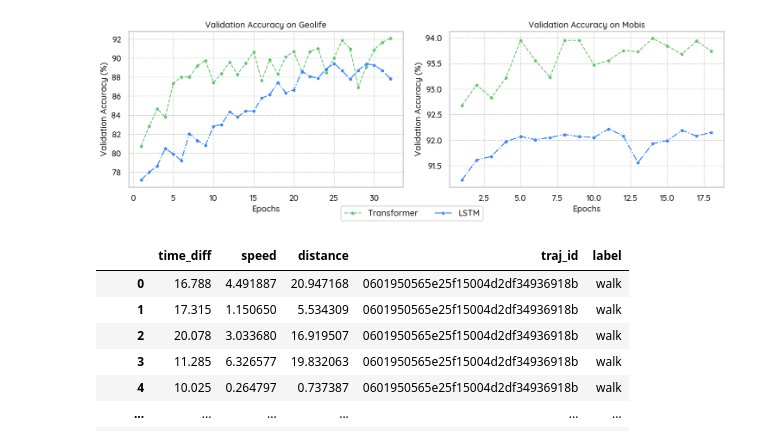
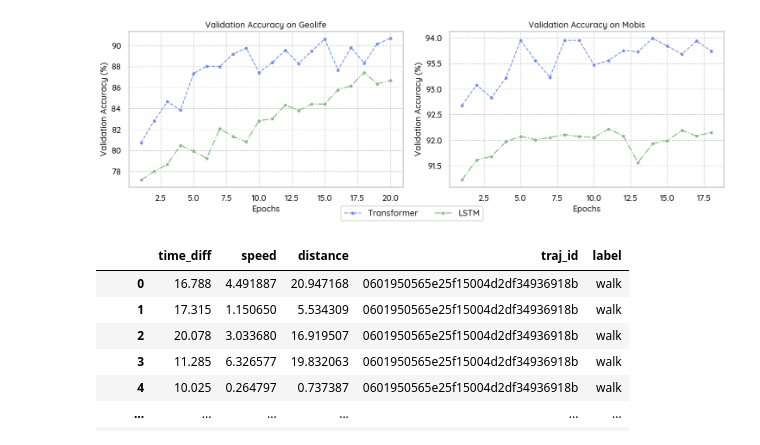
Before and after one commit to othmaneechc/SpeedTransformer, a Jupyter notebook: models/training_metrics/metrics.ipynb, the cells around one changed output. Cells and saved outputs as stored; diff of their text form; code cells hidden in the pictures.

```diff
--- a/models/training_metrics/metrics.ipynb
+++ b/models/training_metrics/metrics.ipynb
@@ -57,10 +57,12 @@ def extract_metrics(file_path, patterns):
 def plot_metrics(epochs, train_losses, val_losses, train_accuracies, val_accuracies, title):
     plt.figure(figsize=(15,6))
 
+    color_lstm = "#4f4f4f"  # Dark grey
+    color_transformer = "#a0a0a0"  # Light grey
     # Plot losses
     plt.subplot(1, 2, 1)
-    plt.plot(epochs, train_losses, label='Train Loss', marker='h', markersize=5, linestyle='--', color='#3A86FF')
-    plt.plot(epochs, val_losses, label='Validation Loss', marker='h', markersize=5, linestyle='--', color='#62C66A')
+    plt.plot(epochs, train_losses, label='Train Loss', marker='h', markersize=5, linestyle='--', color=color_lstm)
+    plt.plot(epochs, val_losses, label='Validation Loss', marker='h', markersize=5, linestyle='--', color=color_transformer)
     plt.title(f'{title} - Loss')
     plt.xlabel('Epochs')
     plt.ylabel('Loss')
@@ -69,8 +71,8 @@ def plot_metrics(epochs, train_losses, val_losses, train_accuracies, val_accurac
 
     # Plot accuracies
     plt.subplot(1, 2, 2)
-    plt.plot(epochs, train_accuracies, label='Train Accuracy', marker='h', markersize=5, linestyle='-', color='#3A86FF')
-    plt.plot(epochs, val_accuracies, label='Validation Accuracy', marker='h', markersize=5, linestyle='-', color='#62C66A')
+    plt.plot(epochs, train_accuracies, label='Train Accuracy', marker='h', markersize=5, linestyle='-', color=color_lstm)
+    plt.plot(epochs, val_accuracies, label='Validation Accuracy', marker='h', markersize=5, linestyle='-', color=color_transformer)
     plt.title(f'{title} - Accuracy')
     plt.xlabel('Epochs')
     plt.ylabel('Accuracy (%)')
@@ -153,7 +155,8 @@ def plot_validation_comparison_side_by_side(geolife_data, mobis_data):
     plt.figure(figsize=(15, 5))
 
     # Determine the min length for both datasets
-    min_length_geolife = min(len(geolife_data[1]), len(geolife_data[3]))
+    min_length_geolife = 20
+    # min_length_geolife = min(len(geolife_data[1]), len(geolife_data[3]))
     min_length_mobis = min(len(mobis_data[1]), len(mobis_data[3]))
 
     # Limit data by min length
@@ -167,11 +170,13 @@ def plot_validation_comparison_side_by_side(geolife_data, mobis_data):
                   mobis_data[2][:min_length_mobis],
                   mobis_data[3][:min_length_mobis])
 
+    color_lstm = "#88bd85"  # Dark grey
+    color_transformer = "#748dfc"  # Light grey
     # Geolife subplot
     plt.subplot(1, 2, 1)
     epochs_lstm, val_acc_lstm, epochs_transformer, val_acc_transformer = geolife_data
-    plt.plot(epochs_transformer, [v * 100 for v in val_acc_transformer], label='Transformer', marker='p', linestyle='--', linewidth=1.5, markersize=5, color='#62C66A')
-    plt.plot(epochs_lstm, val_acc_lstm, label='LSTM', marker='p', linestyle='-.', linewidth=1.7, markersize=5, color='#3A86FF')
+    plt.plot(epochs_transformer, [v * 100 for v in val_acc_transformer], label='Transformer', marker='p', linestyle='--', linewidth=1.5, markersize=5, color=color_transformer) # '#62C66A'
+    plt.plot(epochs_lstm, val_acc_lstm, label='LSTM', marker='p', linestyle='-.', linewidth=1.7, markersize=5, color=color_lstm) # '#3A86FF'
     plt.title('Validation Accuracy on Geolife', fontsize=14)
     plt.xlabel('Epochs', fontsize=14)
     plt.ylabel('Validation Accuracy (%)', fontsize=14)
@@ -181,8 +186,8 @@ def plot_validation_comparison_side_by_side(geolife_data, mobis_data):
     # Mobis subplot
     plt.subplot(1, 2, 2)
     epochs_lstm, val_acc_lstm, epochs_transformer, val_acc_transformer = mobis_data
-    plt.plot(epochs_transformer, [v * 100 for v in val_acc_transformer], label='Transformer', marker='p', linestyle='--', linewidth=1.5, markersize=5, color='#62C66A')
-    plt.plot(epochs_lstm, val_acc_lstm, label='LSTM', marker='p', linestyle='-.', linewidth=1.7, markersize=5, color='#3A86FF')
+    plt.plot(epochs_transformer, [v * 100 for v in val_acc_transformer], label='Transformer', marker='p', linestyle='--', linewidth=1.5, markersize=5, color=color_transformer) # '#62C66A'
+    plt.plot(epochs_lstm, val_acc_lstm, label='LSTM', marker='p', linestyle='-.', linewidth=1.7, markersize=5, color=color_lstm) # '#3A86FF'
     plt.title('Validation Accuracy on Mobis', fontsize=14)
     plt.xlabel('Epochs', fontsize=14)
     plt.ylabel('Validation Accuracy (%)', fontsize=14)
@@ -192,34 +197,34 @@ def plot_validation_comparison_side_by_side(geolife_data, mobis_data):
 
     save_path = f"val.png"  # Save file as title in lowercase, spaces replaced with underscores
     plt.savefig(save_path, dpi=300, bbox_inches='tight')
     plt.show()
 
 # Extract metrics for Geolife and Mobis
 geolife_lstm_key = "Geolife LSTM"
 geolife_transformer_key = "Geolife Transformer"
 mobis_lstm_key = "Mobis LSTM"
 mobis_transformer_key = "Mobis Transformer"
 
 # Geolife data
 train_losses_lstm, train_accuracies_lstm, val_losses_lstm, val_acc_lstm = extract_metrics(file_paths[geolife_lstm_key], lstm_patterns)
 epochs_lstm_geolife = list(range(1, len(val_acc_lstm) + 1))
 train_losses_transformer, train_accuracies_transformer, val_losses_transformer, val_acc_transformer = extract_metrics(file_paths[geolife_transformer_key], transformer_patterns)
 epochs_transformer_geolife = list(range(1, len(val_acc_transformer) + 1))
 
 geolife_data = (epochs_lstm_geolife, val_acc_lstm, epochs_transformer_geolife, val_acc_transformer)
 
 # Mobis data
 train_losses_lstm, train_accuracies_lstm, val_losses_lstm, val_acc_lstm = extract_metrics(file_paths[mobis_lstm_key], lstm_patterns)
 epochs_lstm_mobis = list(range(1, len(val_acc_lstm) + 1))
 train_losses_transformer, train_accuracies_transformer, val_losses_transformer, val_acc_transformer = extract_metrics(file_paths[mobis_transformer_key], transformer_patterns)
 epochs_transformer_mobis = list(range(1, len(val_acc_transformer) + 1))
 
 mobis_data = (epochs_lstm_mobis, val_acc_lstm, epochs_transformer_mobis, val_acc_transformer)
 
 # Plot side-by-side comparison
 plot_validation_comparison_side_by_side(geolife_data, mobis_data)
 # %% [output]
-[figure, old version]
+[figure, new version]
 # %%
 import pandas as pd
 
```
Also changed, not shown: parts of 7 cells of this notebook, 27 other files.
